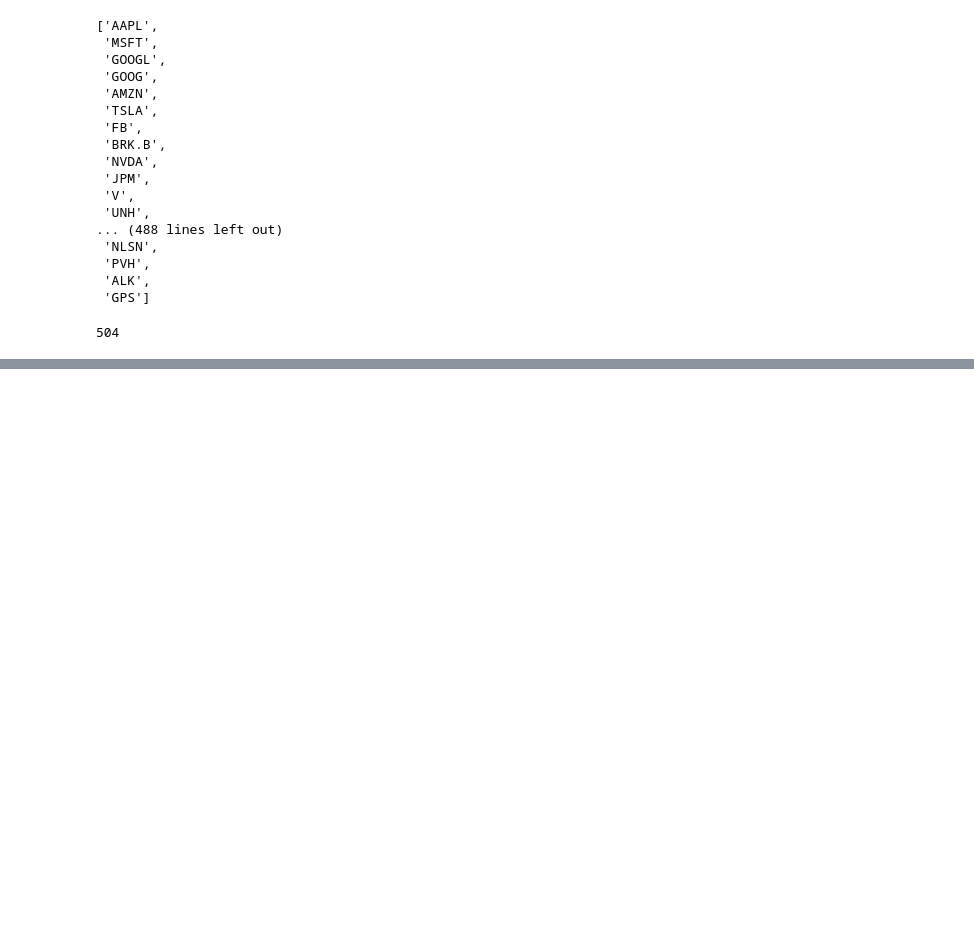
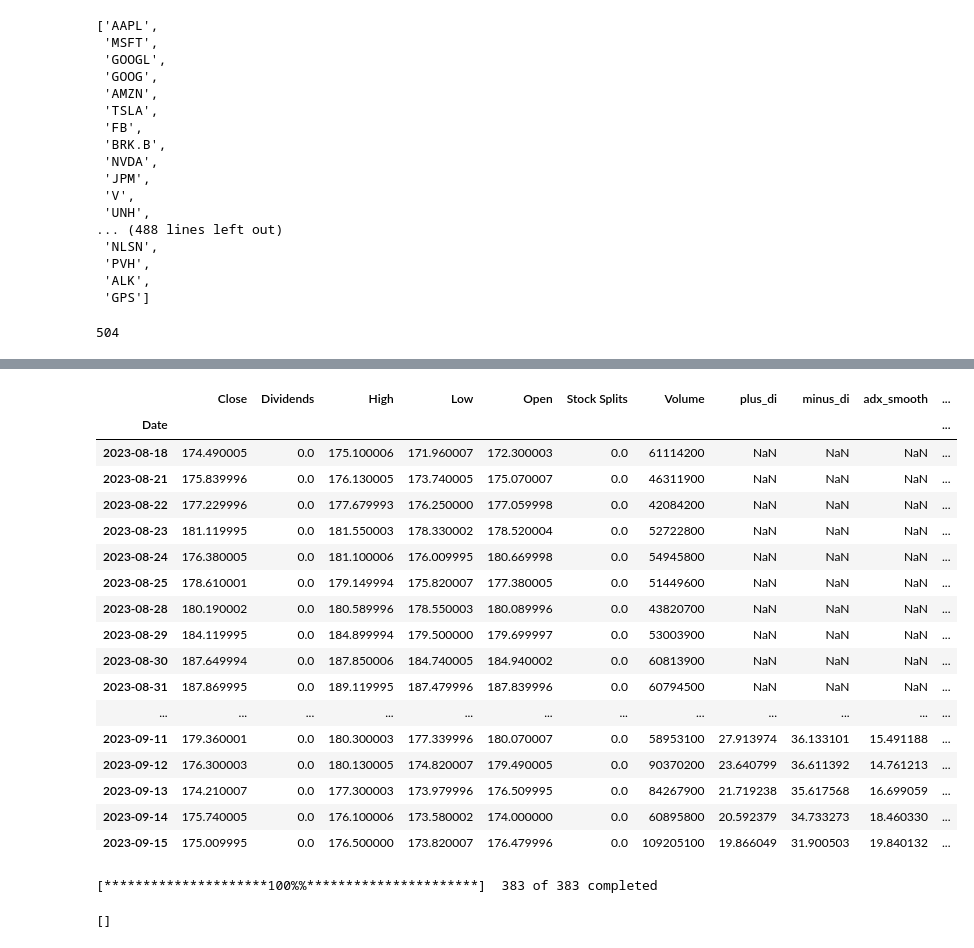
Before and after one commit to peterchettiar/personal-projects, a Jupyter notebook: stock_price_prediction/stock_prediction.ipynb, the cells around one changed output, grey strips where cells are left out. Cells and saved outputs as stored; diff of their text form; code cells hidden in the pictures; blank space fills up the shorter version.

```diff
--- a/stock_price_prediction/stock_prediction.ipynb
+++ b/stock_price_prediction/stock_prediction.ipynb
@@ -59,0 +70,2 @@ len(spy.heavy_volume_stocks)
+# %%
+aapl = aapl.droplevel(level=1, axis=1)
@@ -59,0 +95,52 @@ len(spy.heavy_volume_stocks)
+# %%
+def atr_di_adx(df: pd.DataFrame(), lookback_period=14) -> pd.Series():
+    tmp = df.copy()
+
+    tmp['previous_close'] = tmp["Close"].shift(1)
+
+    true_range = tmp[['previous_close','High','Low']].apply(lambda x: max((x[1]-x[2]),(x[1]-x[0]),(x[0]-x[2])), axis=1)
+
+    tmp['average_true_range'] = true_range.rolling(window=lookback_period).mean()
+
+    tmp['positive_dm'] = tmp['High'] - tmp['High'].shift(1)
+    tmp['negative_dm'] = tmp['Low'].shift(1) - tmp['Low']
+
+    tmp['positive_dm'] = tmp[['positive_dm','negative_dm']].apply(lambda x : x[0] if (x[0]>x[1]) and (x[0]>0) else 0, axis=1)
+    tmp['negative_dm'] = tmp[['positive_dm','negative_dm']].apply(lambda x : x[1] if (x[1]>x[0]) and (x[1]>0) else 0, axis=1)
+
+    plus_di = 100 * (tmp['positive_dm'].ewm(alpha=1/lookback_period).mean() / tmp['average_true_range'])
+    minus_di = abs(100 * (tmp['negative_dm'].ewm(alpha=1/lookback_period).mean() / tmp['average_true_range']))
+
+    dx = (abs(plus_di - minus_di) / abs(plus_di + minus_di)) * 100
+    adx = ((dx.shift(1) * (lookback_period - 1)) + dx) / lookback_period
+    adx_smooth = adx.ewm(alpha = 1/lookback_period).mean()
+
+    return plus_di, minus_di, adx_smooth
+
+metrics_df = pd.concat(atr_di_adx(aapl), axis=1)
+# %%
+metrics_df.rename(columns={0:'plus_di',1:'minus_di',2:'adx_smooth'}, inplace=True)
+# %%
+aapl = pd.merge(aapl,metrics_df, left_index=True, right_index=True)
+# %%
+aapl['signal'] = aapl[['plus_di','minus_di','adx_smooth']].apply(lambda x: True if (x[0]>x[1]) and (x[2]>25) else False, axis=1)
+aapl
+# %% [output]
+|  | Close | Dividends | High | Low | Open | Stock Splits | Volume | plus_di | minus_di | adx_smooth | ... |
+| Date |  |  |  |  |  |  |  |  |  |  | ... |
+| 2023-08-18 | 174.490005 | 0.0 | 175.100006 | 171.960007 | 172.300003 | 0.0 | 61114200 | NaN | NaN | NaN | ... |
+| 2023-08-21 | 175.839996 | 0.0 | 176.130005 | 173.740005 | 175.070007 | 0.0 | 46311900 | NaN | NaN | NaN | ... |
+| 2023-08-22 | 177.229996 | 0.0 | 177.679993 | 176.250000 | 177.059998 | 0.0 | 42084200 | NaN | NaN | NaN | ... |
+| 2023-08-23 | 181.119995 | 0.0 | 181.550003 | 178.330002 | 178.520004 | 0.0 | 52722800 | NaN | NaN | NaN | ... |
+| 2023-08-24 | 176.380005 | 0.0 | 181.100006 | 176.009995 | 180.669998 | 0.0 | 54945800 | NaN | NaN | NaN | ... |
+| 2023-08-25 | 178.610001 | 0.0 | 179.149994 | 175.820007 | 177.380005 | 0.0 | 51449600 | NaN | NaN | NaN | ... |
+| 2023-08-28 | 180.190002 | 0.0 | 180.589996 | 178.550003 | 180.089996 | 0.0 | 43820700 | NaN | NaN | NaN | ... |
+| 2023-08-29 | 184.119995 | 0.0 | 184.899994 | 179.500000 | 179.699997 | 0.0 | 53003900 | NaN | NaN | NaN | ... |
+| 2023-08-30 | 187.649994 | 0.0 | 187.850006 | 184.740005 | 184.940002 | 0.0 | 60813900 | NaN | NaN | NaN | ... |
+| 2023-08-31 | 187.869995 | 0.0 | 189.119995 | 187.479996 | 187.839996 | 0.0 | 60794500 | NaN | NaN | NaN | ... |
+| ... | ... | ... | ... | ... | ... | ... | ... | ... | ... | ... | ... |
+| 2023-09-11 | 179.360001 | 0.0 | 180.300003 | 177.339996 | 180.070007 | 0.0 | 58953100 | 27.913974 | 36.133101 | 15.491188 | ... |
+| 2023-09-12 | 176.300003 | 0.0 | 180.130005 | 174.820007 | 179.490005 | 0.0 | 90370200 | 23.640799 | 36.611392 | 14.761213 | ... |
+| 2023-09-13 | 174.210007 | 0.0 | 177.300003 | 173.979996 | 176.509995 | 0.0 | 84267900 | 21.719238 | 35.617568 | 16.699059 | ... |
+| 2023-09-14 | 175.740005 | 0.0 | 176.100006 | 173.580002 | 174.000000 | 0.0 | 60895800 | 20.592379 | 34.733273 | 18.460330 | ... |
+| 2023-09-15 | 175.009995 | 0.0 | 176.500000 | 173.820007 | 176.479996 | 0.0 | 109205100 | 19.866049 | 31.900503 | 19.840132 | ... |
@@ -59,0 +152,5 @@ len(spy.heavy_volume_stocks)
+# %%
+spy.dmi_screener()
+# %% [output]
+[*********************100%%**********************]  383 of 383 completed
+[]
```
Also changed, not shown: parts of 9 cells of this notebook, 1 other file.
